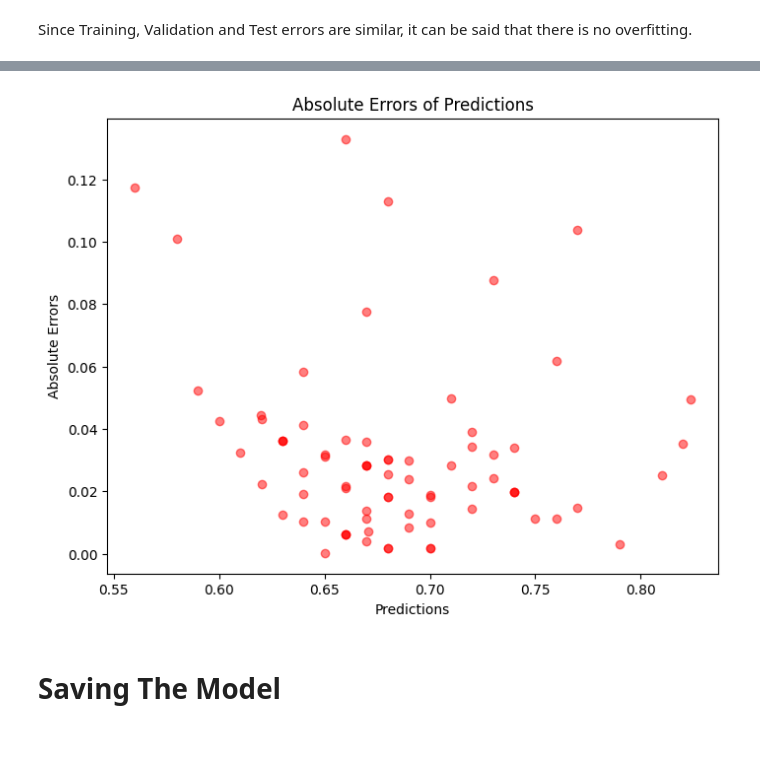
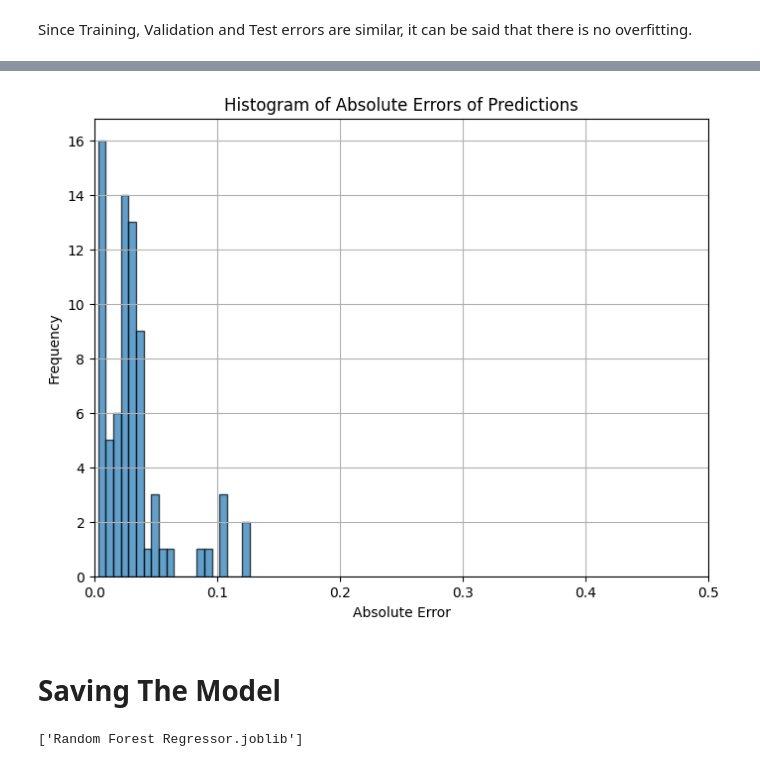
Before and after one commit to 1942Spectre/Tubitak_Energytest, a Jupyter notebook: Regression Model Builds.ipynb, the cells around one changed output, grey strips where cells are left out. Cells and saved outputs as stored; diff of their text form; code cells hidden in the pictures; blank space fills up the shorter version.

```diff
--- a/Regression Model Builds.ipynb
+++ b/Regression Model Builds.ipynb
@@ -176,15 +146,18 @@ plt.show()
-# %%
-# Plot the errors
-errors = np.abs(y_test - y_test_pred)
-plt.figure(figsize=(8, 6))
-plt.scatter(y_test, errors, color='red', alpha=0.5)  # Scatter plot of predicted values vs errors
-plt.xlabel('Predictions')
-plt.ylabel('Absolute Errors')
-plt.title('Absolute Errors of Predictions')
-plt.show()
-# %% [output]
-[figure, removed]
+# %%
+# Plot the histogram of absolute errors
+plt.figure(figsize=(8, 6))
+plt.hist(errors, bins=20, edgecolor='black', alpha=0.7)
+plt.xlabel('Absolute Error')
+plt.ylabel('Frequency')
+plt.xlim(0,0.5)
+plt.title('Histogram of Absolute Errors of Predictions')
+plt.grid(True)
+plt.show()
+# %% [output]
+[figure, added]
 # %% [markdown]
 # Saving The Model
 # %%
-joblib.dump(best_r)
+joblib.dump(best_rf_regressor,"Random Forest Regressor.joblib")
+# %% [output]
+['Random Forest Regressor.joblib']
```
Also changed, not shown: parts of 6 cells of this notebook, 1 other file.
